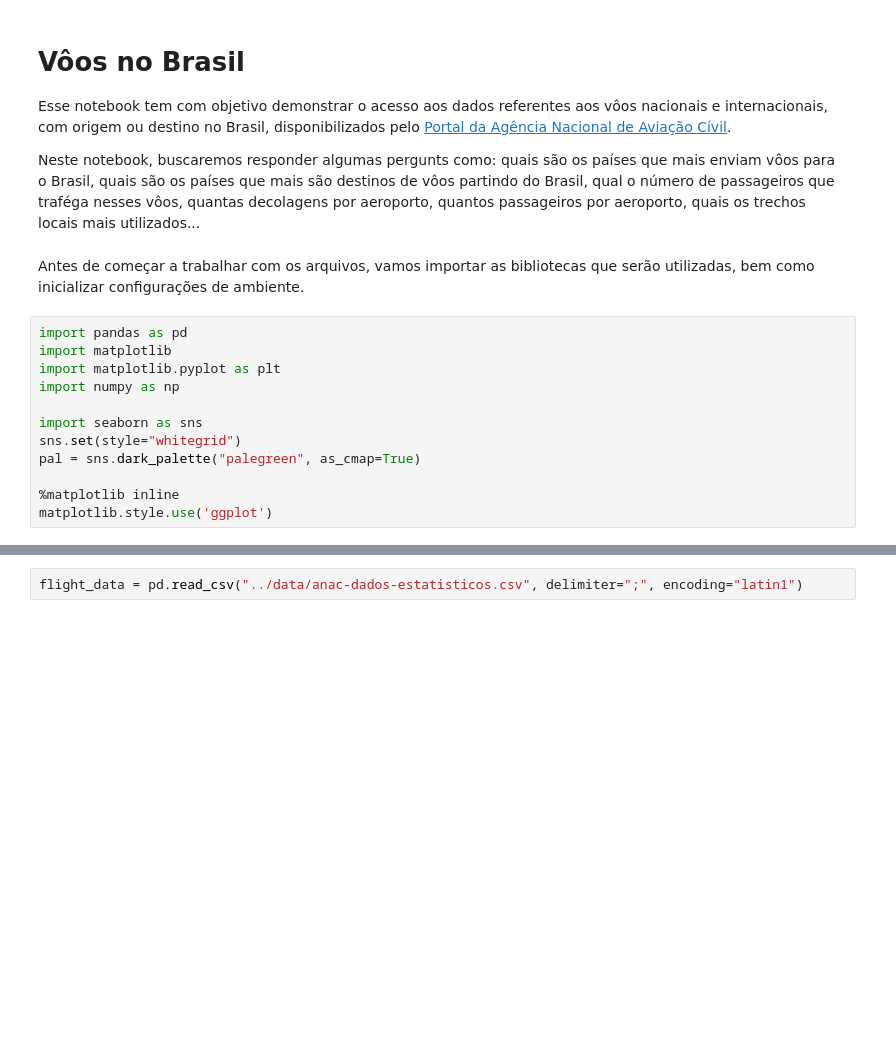
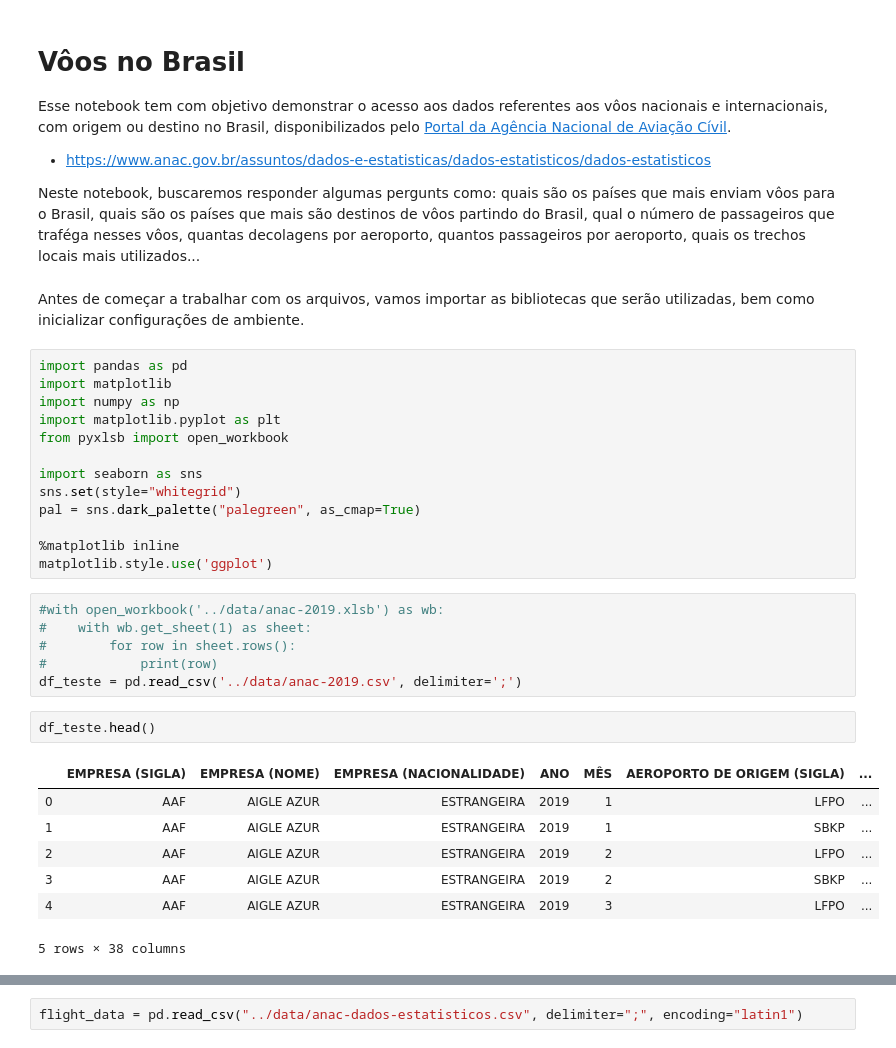
Before and after one commit to vitormeriat/machine-learning-studies, a Jupyter notebook: analysis/brazilian-flights.ipynb, the cells around one changed output, grey strips where cells are left out. Drawn from its saved outputs; the diff is of its cells as text; blank space fills up the shorter version.

Commit message:
Include braziliar flights data and update notebook

```diff
--- a/analysis/brazilian-flights.ipynb
+++ b/analysis/brazilian-flights.ipynb
@@ -3,7 +3,9 @@
 
 Esse notebook tem com objetivo demonstrar o acesso aos dados referentes aos vôos nacionais e internacionais, com origem ou destino no Brasil, disponibilizados pelo [Portal da Agência Nacional de Aviação Cívil][portal1].
 
-[portal1]: <http://www.anac.gov.br/Area.aspx?ttCD_CHAVE=26>
+* https://www.anac.gov.br/assuntos/dados-e-estatisticas/dados-estatisticos/dados-estatisticos
+
+[portal1]: <https://www.anac.gov.br/assuntos/dados-e-estatisticas/dados-estatisticos/arquivos>
 
 Neste notebook, buscaremos responder algumas pergunts como: quais são os países que mais enviam vôos para o Brasil, quais são os países que mais são destinos de vôos partindo do Brasil, qual o número de passageiros que traféga nesses vôos, quantas decolagens por aeroporto, quantos passageiros por aeroporto, quais os trechos locais mais utilizados...
 # %% [markdown]
@@ -11,8 +13,9 @@ Antes de começar a trabalhar com os arquivos, vamos importar as bibliotecas que
 # %%
 import pandas as pd
 import matplotlib
+import numpy as np
 import matplotlib.pyplot as plt
-import numpy as np
+from pyxlsb import open_workbook
 
 import seaborn as sns
 sns.set(style="whitegrid")
@@ -20,4 +23,20 @@ pal = sns.dark_palette("palegreen", as_cmap=True)
 
 %matplotlib inline
 matplotlib.style.use('ggplot')
+# %%
+#with open_workbook('../data/anac-2019.xlsb') as wb:
+#    with wb.get_sheet(1) as sheet:
+#        for row in sheet.rows():
+#            print(row)
+df_teste = pd.read_csv('../data/anac-2019.csv', delimiter=';')
+# %%
+df_teste.head()
+# %% [output]
+|  | EMPRESA (SIGLA) | EMPRESA (NOME) | EMPRESA (NACIONALIDADE) | ANO | MÊS | AEROPORTO DE ORIGEM (SIGLA) | ... |
+| 0 | AAF | AIGLE AZUR | ESTRANGEIRA | 2019 | 1 | LFPO | ... |
+| 1 | AAF | AIGLE AZUR | ESTRANGEIRA | 2019 | 1 | SBKP | ... |
+| 2 | AAF | AIGLE AZUR | ESTRANGEIRA | 2019 | 2 | LFPO | ... |
+| 3 | AAF | AIGLE AZUR | ESTRANGEIRA | 2019 | 2 | SBKP | ... |
+| 4 | AAF | AIGLE AZUR | ESTRANGEIRA | 2019 | 3 | LFPO | ... |
+5 rows × 38 columns
 # %% [markdown]
```
Also changed, not shown: parts of 1 cell of this notebook, 1 other file.
